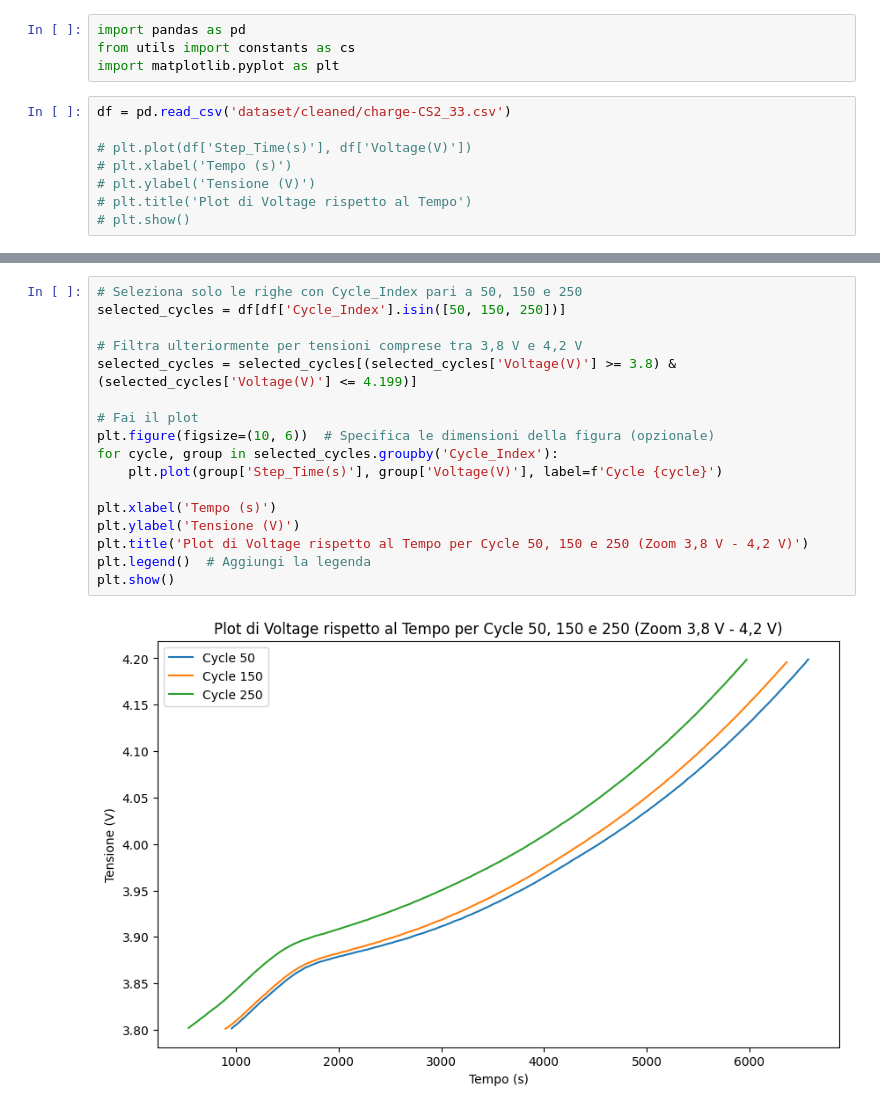
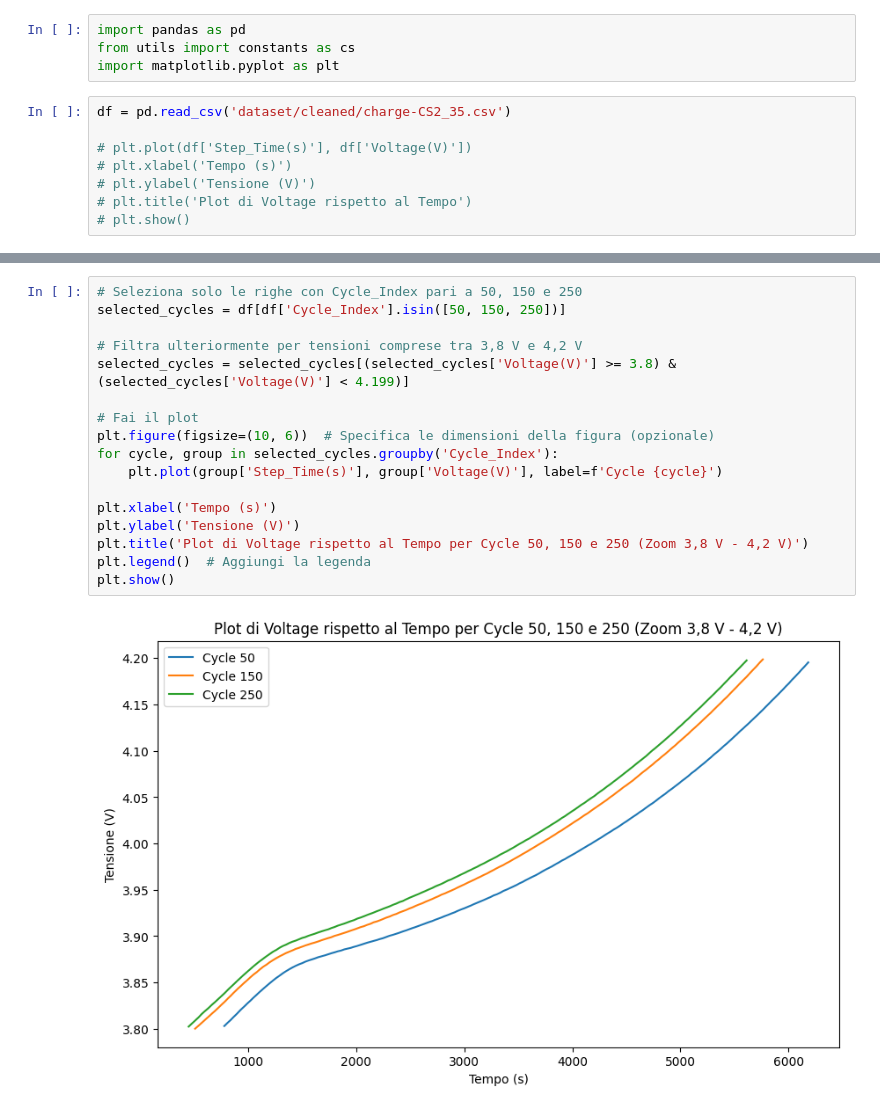
Before and after one commit to LorenzoLongarini/RUL-estimation-of-lithium-batteries, a Jupyter notebook: src/notebook/plots.ipynb, the cells around one changed output, grey strips where cells are left out. Drawn from its saved outputs; the diff is of its cells as text.

Commit message:
plot fix

```diff
--- a/src/notebook/plots.ipynb
+++ b/src/notebook/plots.ipynb
@@ -6,7 +6,7 @@ import pandas as pd
 from utils import constants as cs
 import matplotlib.pyplot as plt
 # %%
-df = pd.read_csv('dataset/cleaned/charge-CS2_33.csv')
+df = pd.read_csv('dataset/cleaned/charge-CS2_35.csv')
 
 # plt.plot(df['Step_Time(s)'], df['Voltage(V)'])
 # plt.xlabel('Tempo (s)')
@@ -32,19 +30,19 @@ df = pd.read_csv('dataset/cleaned/charge-CS2_33.csv')
 # %%
 # Seleziona solo le righe con Cycle_Index pari a 50, 150 e 250
 selected_cycles = df[df['Cycle_Index'].isin([50, 150, 250])]
 
 # Filtra ulteriormente per tensioni comprese tra 3,8 V e 4,2 V
-selected_cycles = selected_cycles[(selected_cycles['Voltage(V)'] >= 3.8) & (selected_cycles['Voltage(V)'] <= 4.199)]
+selected_cycles = selected_cycles[(selected_cycles['Voltage(V)'] >= 3.8) & (selected_cycles['Voltage(V)'] < 4.199)]
 
 # Fai il plot
 plt.figure(figsize=(10, 6))  # Specifica le dimensioni della figura (opzionale)
 for cycle, group in selected_cycles.groupby('Cycle_Index'):
     plt.plot(group['Step_Time(s)'], group['Voltage(V)'], label=f'Cycle {cycle}')
 
 plt.xlabel('Tempo (s)')
 plt.ylabel('Tensione (V)')
 plt.title('Plot di Voltage rispetto al Tempo per Cycle 50, 150 e 250 (Zoom 3,8 V - 4,2 V)')
 plt.legend()  # Aggiungi la legenda
 plt.show()
 # %% [output]
-[figure, old version]
+[figure, new version]
```
Also changed, not shown: parts of 1 cell of this notebook.
